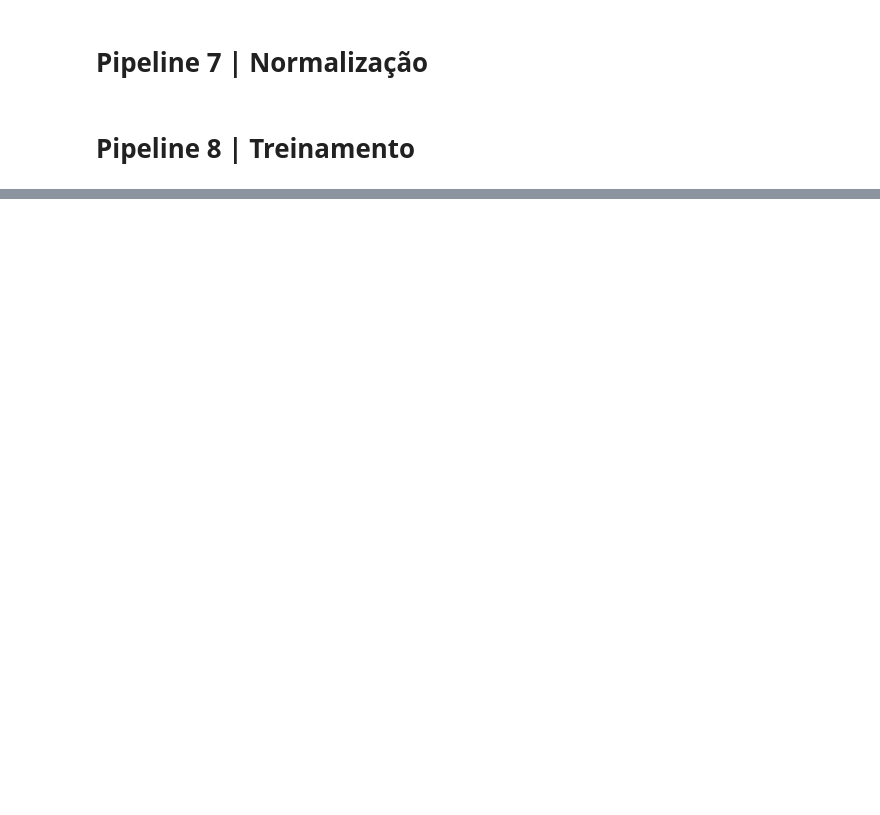
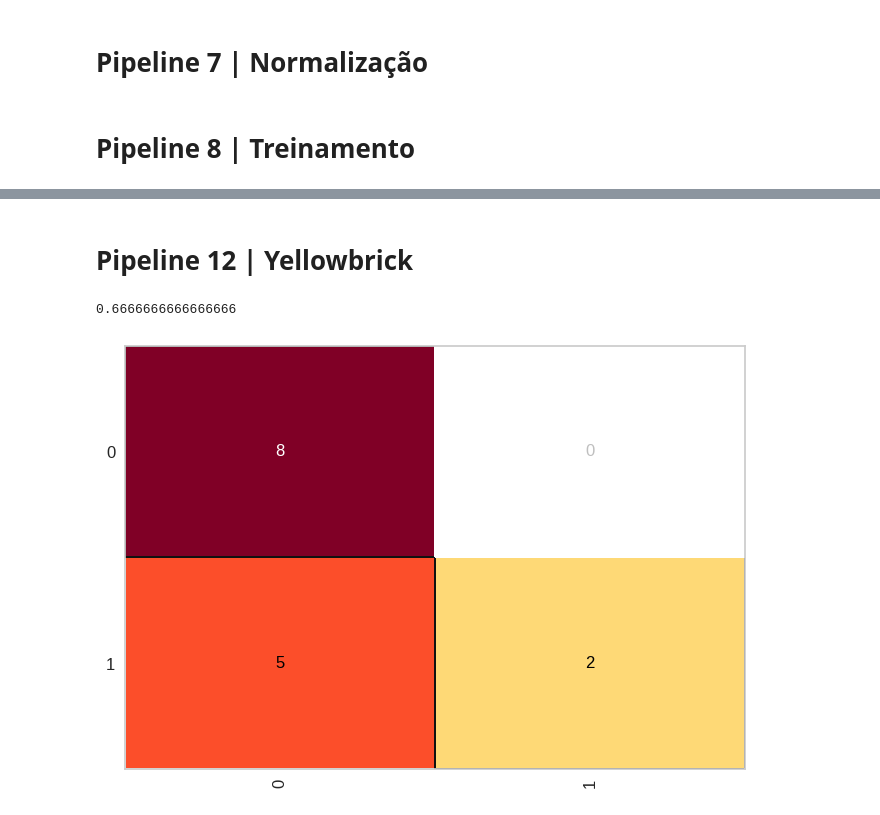
Before and after one commit to Pedro4Albuquerque/09-DIS-Disney-Dire-o-de-Volume, a Jupyter notebook: PepilinesDisney2.ipynb, the cells around one changed output, grey strips where cells are left out. Drawn from its saved outputs; the diff is of its cells as text; code cells hidden in the pictures; blank space fills up the shorter version.

```diff
--- a/PepilinesDisney2.ipynb
+++ b/PepilinesDisney2.ipynb
@@ -169,7 +209,13 @@ base_dis
 # %%
-base_dis.dropna(inplace=True)
-
-X_dis = base_dis[["volume_anterior"]].values
+X_dis = base_dis[
+    [
+        "Open",
+        "High",
+        "Low",
+        "Volume",
+        "volume_anterior"
+    ]
+].values
 
 Y_dis = base_dis["direcao"].values
 # %% [markdown]
@@ -184,7 +230,6 @@ X_dis = scaler_dis.fit_transform(X_dis)
 # Pipeline 8 | Treinamento
 # %%
 from sklearn.model_selection import train_test_split
-from sklearn.linear_model import LogisticRegression
 
 X_treinamento, X_teste, Y_treinamento, Y_teste = train_test_split(
     X_dis,
@@ -194,7 +239,5 @@ X_treinamento, X_teste, Y_treinamento, Y_teste = train_test_split(
     shuffle=False
 )
 
-modelo_dis = LogisticRegression()
-
-modelo_dis.fit(X_treinamento, Y_treinamento)
+X_treinamento.shape, X_teste.shape
 # %% [output]
@@ -201,0 +247,9 @@ LogisticRegression()
+# %%
+from sklearn.naive_bayes import GaussianNB
+
+modelo_dis = GaussianNB()
+
+modelo_dis.fit(
+    X_treinamento,
+    Y_treinamento
+)
@@ -235,0 +309,2 @@ weighted avg       0.22      0.47      0.30        15
+# %% [markdown]
+# Pipeline 12 | Yellowbrick
@@ -235,0 +313,15 @@ weighted avg       0.22      0.47      0.30        15
+# %%
+cm_dis = ConfusionMatrix(modelo_dis)
+
+cm_dis.fit(
+    X_treinamento,
+    Y_treinamento
+)
+
+cm_dis.score(
+    X_teste,
+    Y_teste
+)
+# %% [output]
+0.6666666666666666
+[figure, added]
```
Also changed, not shown: parts of 56 cells of this notebook.
